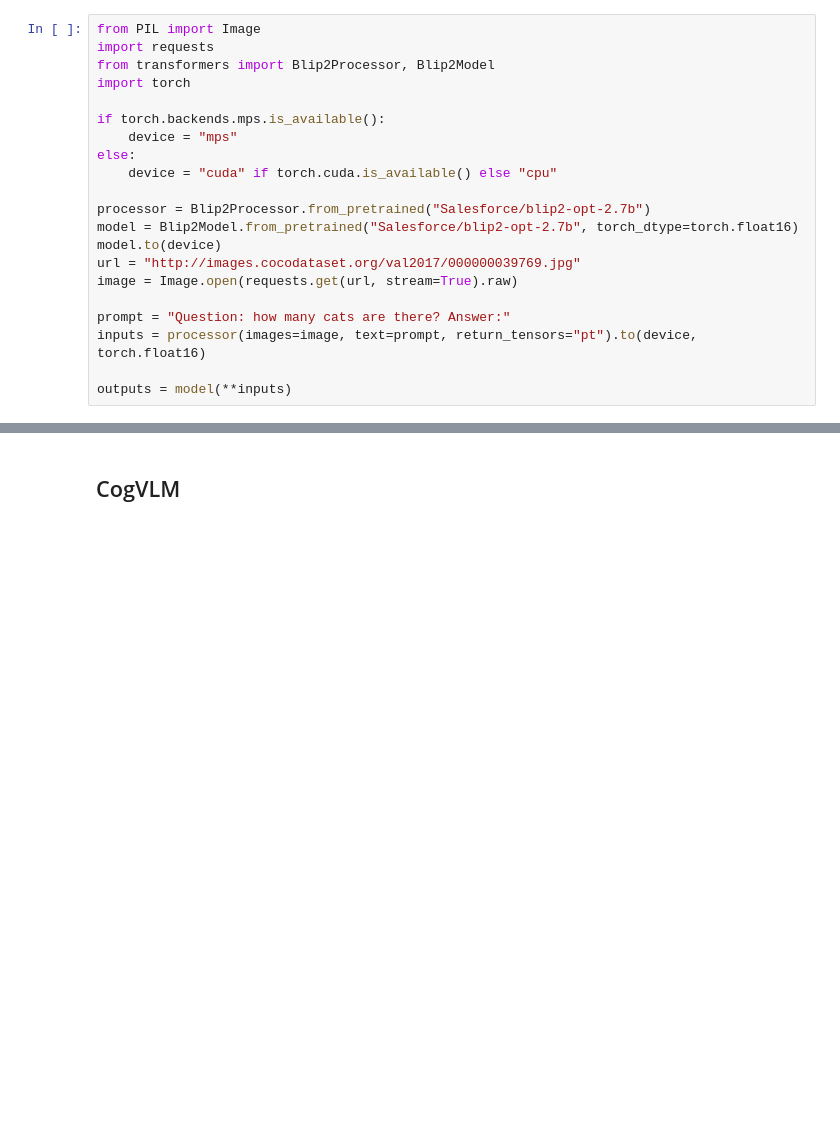
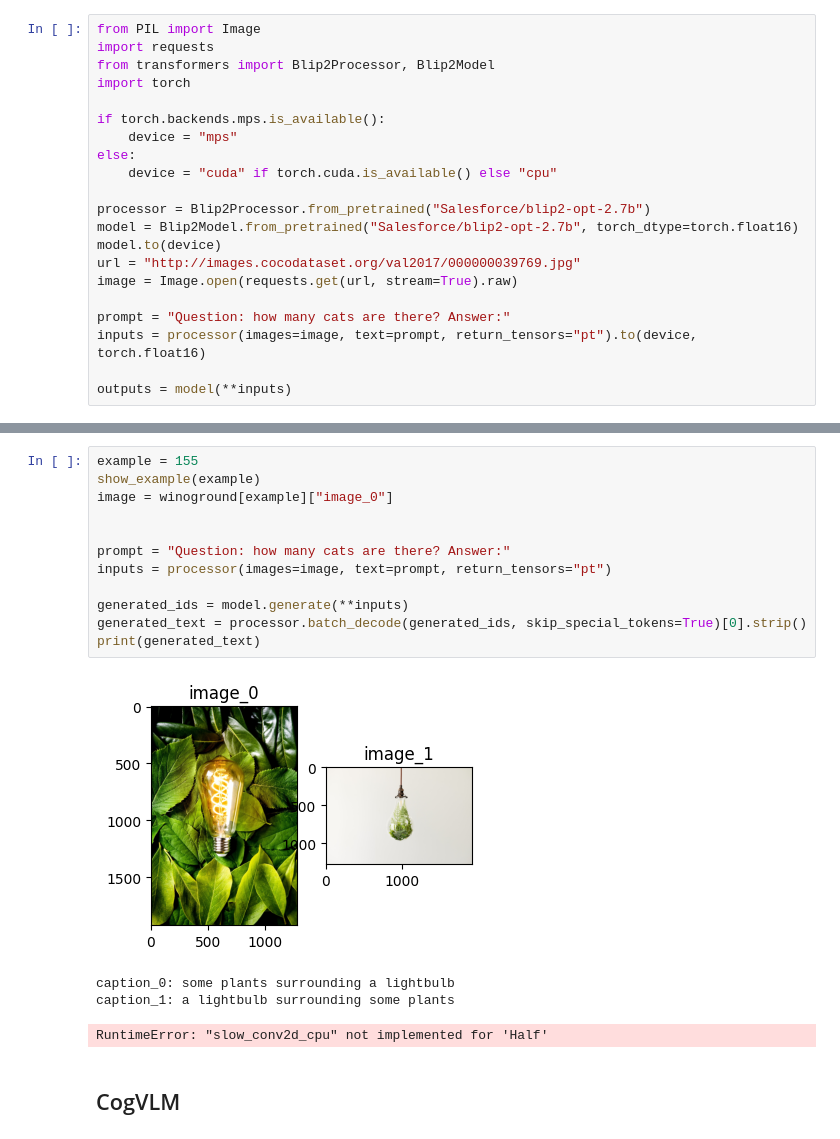
Before and after one commit to HoeZey/vlm-compositionality, a Jupyter notebook: benchmarks/winoground/generativestuff/generative_winoground.ipynb, the cells around one changed output, grey strips where cells are left out. Drawn from its saved outputs; the diff is of its cells as text; blank space fills up the shorter version.

```diff
--- a/benchmarks/winoground/generativestuff/generative_winoground.ipynb
+++ b/benchmarks/winoground/generativestuff/generative_winoground.ipynb
@@ -390,3 +385,20 @@ ImportError: Using `bitsandbytes` 8-bit quantization requires Accelerate: `pip i
+# %%
+example = 155
+show_example(example)
+image = winoground[example]["image_0"]
+
+
+prompt = "Question: how many cats are there? Answer:"
+inputs = processor(images=image, text=prompt, return_tensors="pt")
+
+generated_ids = model.generate(**inputs)
+generated_text = processor.batch_decode(generated_ids, skip_special_tokens=True)[0].strip()
+print(generated_text)
+# %% [output]
+[figure, added]
+caption_0: some plants surrounding a lightbulb
+caption_1: a lightbulb surrounding some plants
+RuntimeError: "slow_conv2d_cpu" not implemented for 'Half'
 # %% [markdown]
 ## CogVLM
 # %% [markdown]
```
Also changed, not shown: parts of 2 cells of this notebook, 2 other files.
